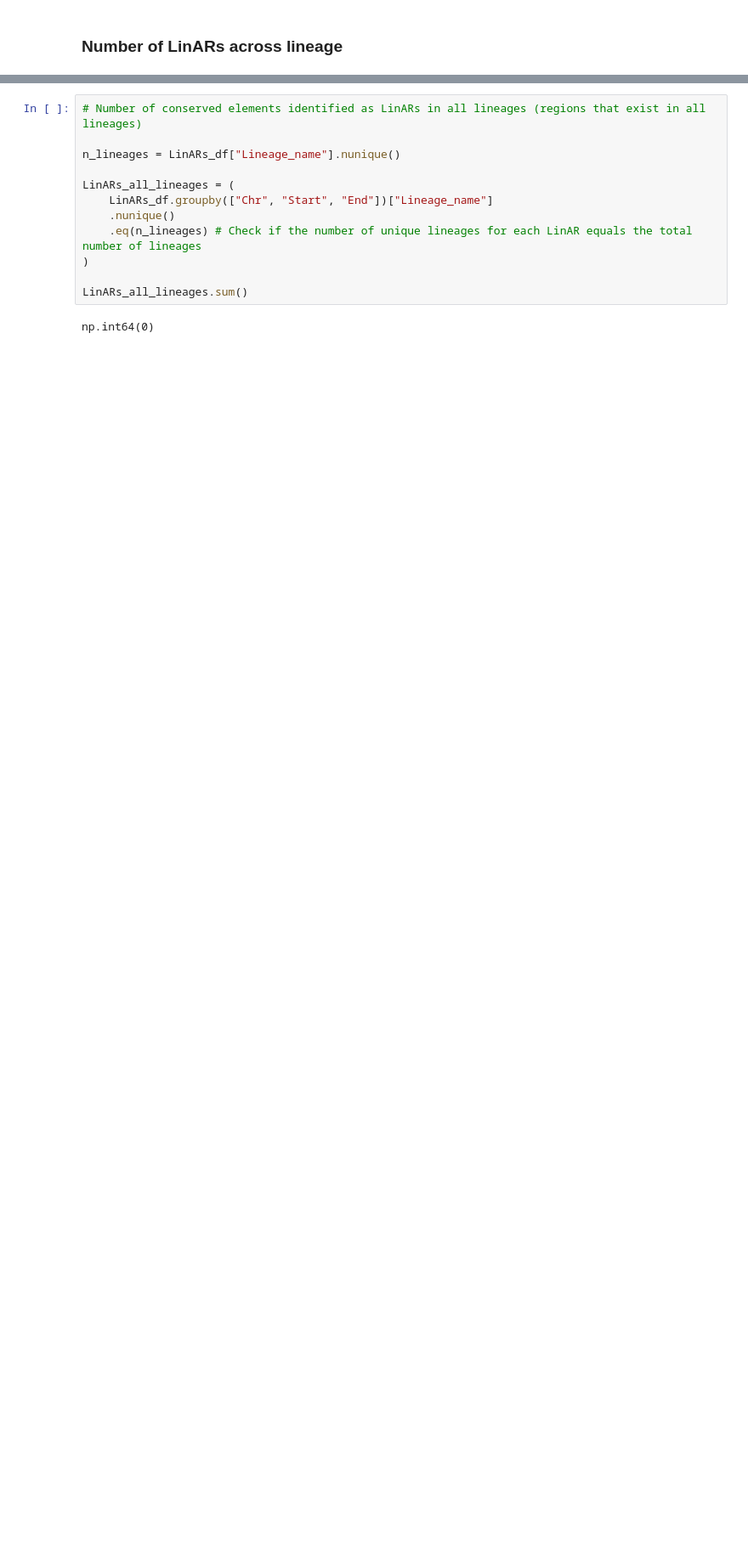
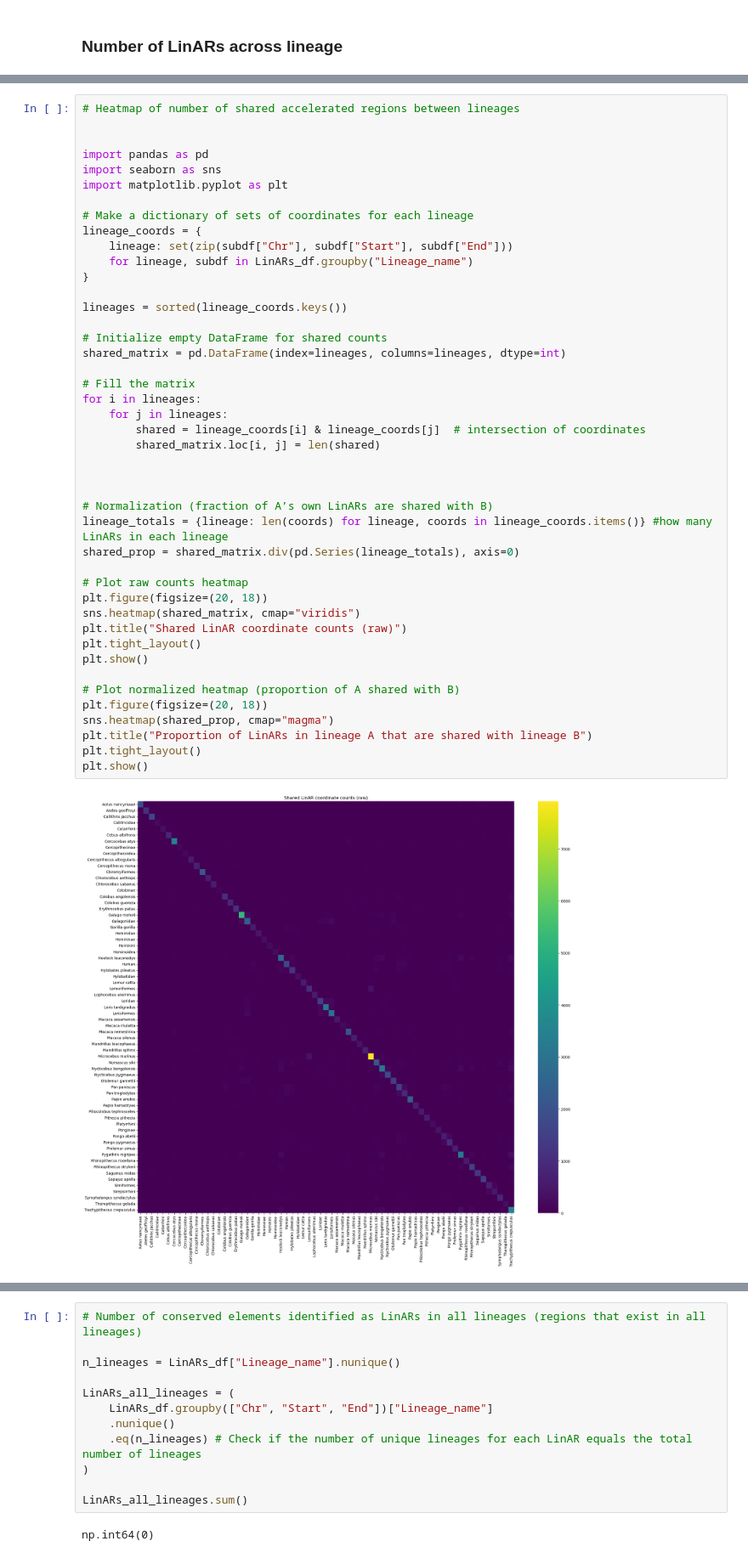
Before and after one commit to munch-group/cecilie-har-pib, a Jupyter notebook: notebooks/pib_notebook.ipynb, the cells around one changed output, grey strips where cells are left out. Shown at 85% size. Drawn from its saved outputs; the diff is of its cells as text; blank space fills up the shorter version.

```diff
--- a/notebooks/pib_notebook.ipynb
+++ b/notebooks/pib_notebook.ipynb
@@ -92,0 +127,46 @@ Number of LinARs in chimpanzee: 933
+# %%
+# Heatmap of number of shared accelerated regions between lineages
+
+
+import pandas as pd
+import seaborn as sns
+import matplotlib.pyplot as plt
+
+# Make a dictionary of sets of coordinates for each lineage
+lineage_coords = {
+    lineage: set(zip(subdf["Chr"], subdf["Start"], subdf["End"]))
+    for lineage, subdf in LinARs_df.groupby("Lineage_name")
+}
+
+lineages = sorted(lineage_coords.keys())
+
+# Initialize empty DataFrame for shared counts
+shared_matrix = pd.DataFrame(index=lineages, columns=lineages, dtype=int)
+
+# Fill the matrix
+for i in lineages:
+    for j in lineages:
+        shared = lineage_coords[i] & lineage_coords[j]  # intersection of coordinates
+        shared_matrix.loc[i, j] = len(shared)
+
+
+
+# Normalization (fraction of A’s own LinARs are shared with B)
+lineage_totals = {lineage: len(coords) for lineage, coords in lineage_coords.items()} #how many LinARs in each lineage
+shared_prop = shared_matrix.div(pd.Series(lineage_totals), axis=0)
+
+# Plot raw counts heatmap
+plt.figure(figsize=(20, 18))
+sns.heatmap(shared_matrix, cmap="viridis")
+plt.title("Shared LinAR coordinate counts (raw)")
+plt.tight_layout()
+plt.show()
+
+# Plot normalized heatmap (proportion of A shared with B)
+plt.figure(figsize=(20, 18))
+sns.heatmap(shared_prop, cmap="magma")
+plt.title("Proportion of LinARs in lineage A that are shared with lineage B")
+plt.tight_layout()
+plt.show()
+# %% [output]
+[figure, added]
```
Also changed, not shown: parts of 30 cells of this notebook.
